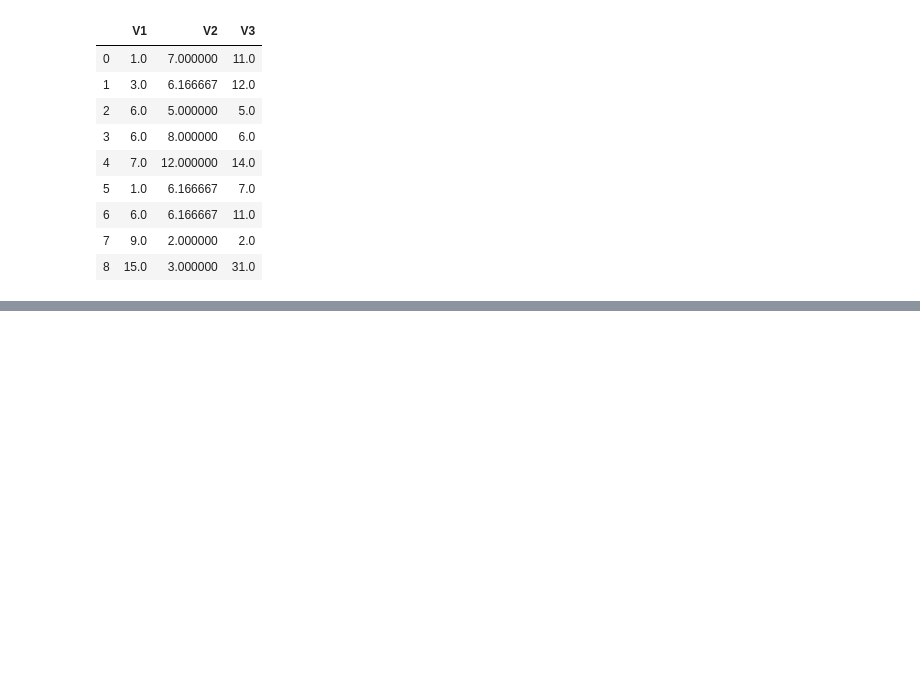
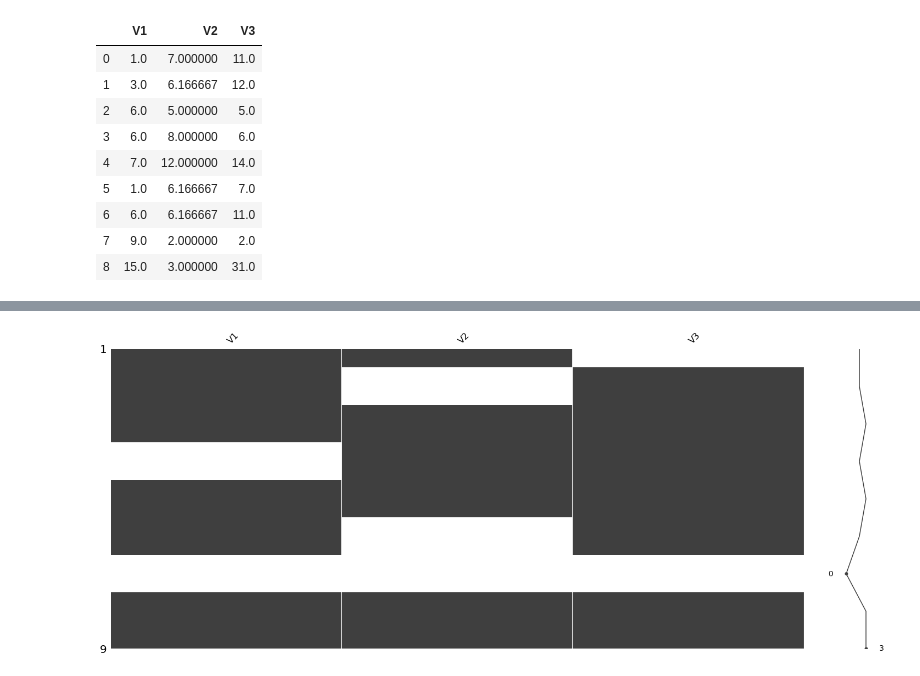
Before and after one commit to mertorelio/machine_learning_notes, a Jupyter notebook: 3.Eksik Gözlem.ipynb, the cells around one changed output, grey strips where cells are left out. Cells and saved outputs as stored; diff of their text form; code cells hidden in the pictures; blank space fills up the shorter version.

```diff
--- a/3.Eksik Gözlem.ipynb
+++ b/3.Eksik Gözlem.ipynb
@@ -149,0 +174,4 @@ df.apply(lambda x: x.fillna(x.mean()),axis = 0) #her bir değişkeni yakaladığ
+# %%
+msno.matrix(df); #eksik değerlerin rastsallı ile ilgili
+# %% [output]
+[figure, added]
```
Also changed, not shown: parts of 9 cells of this notebook, 5 other files.
